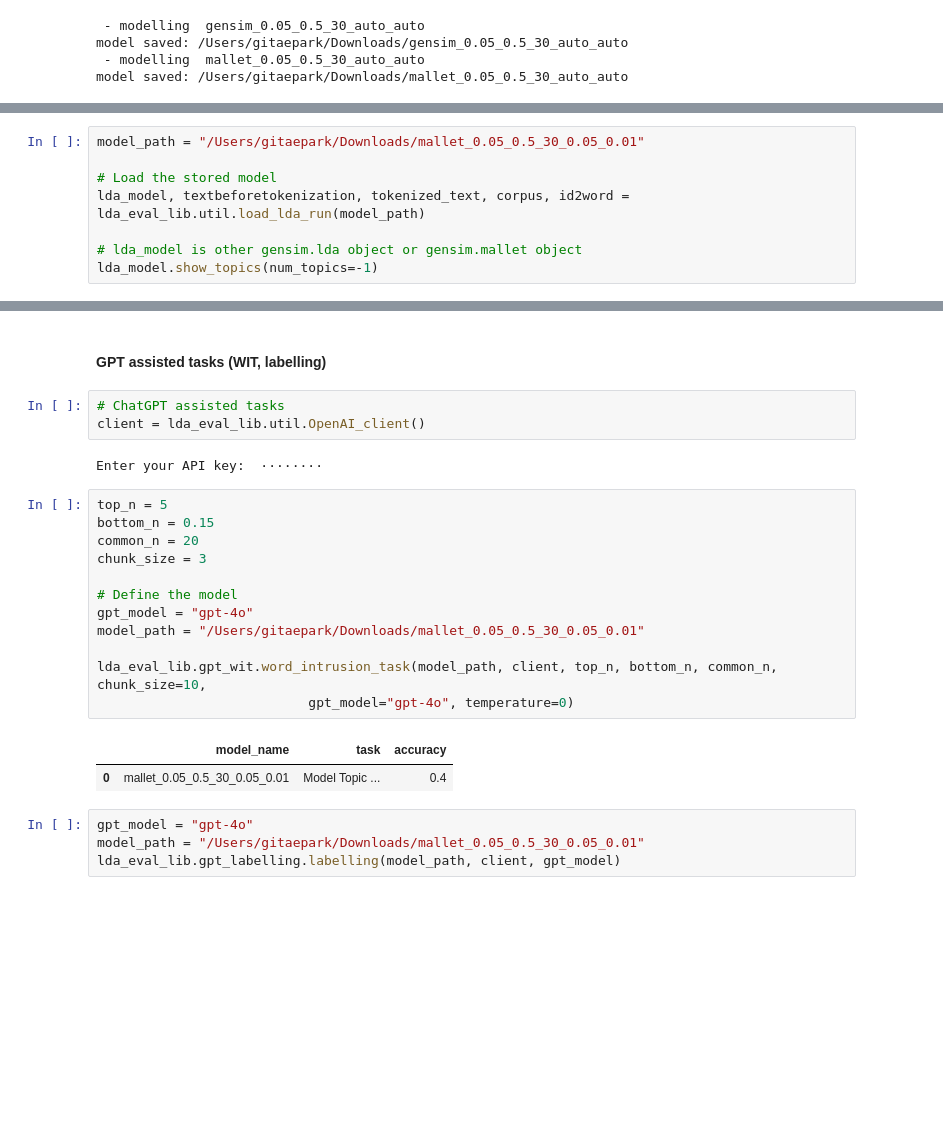
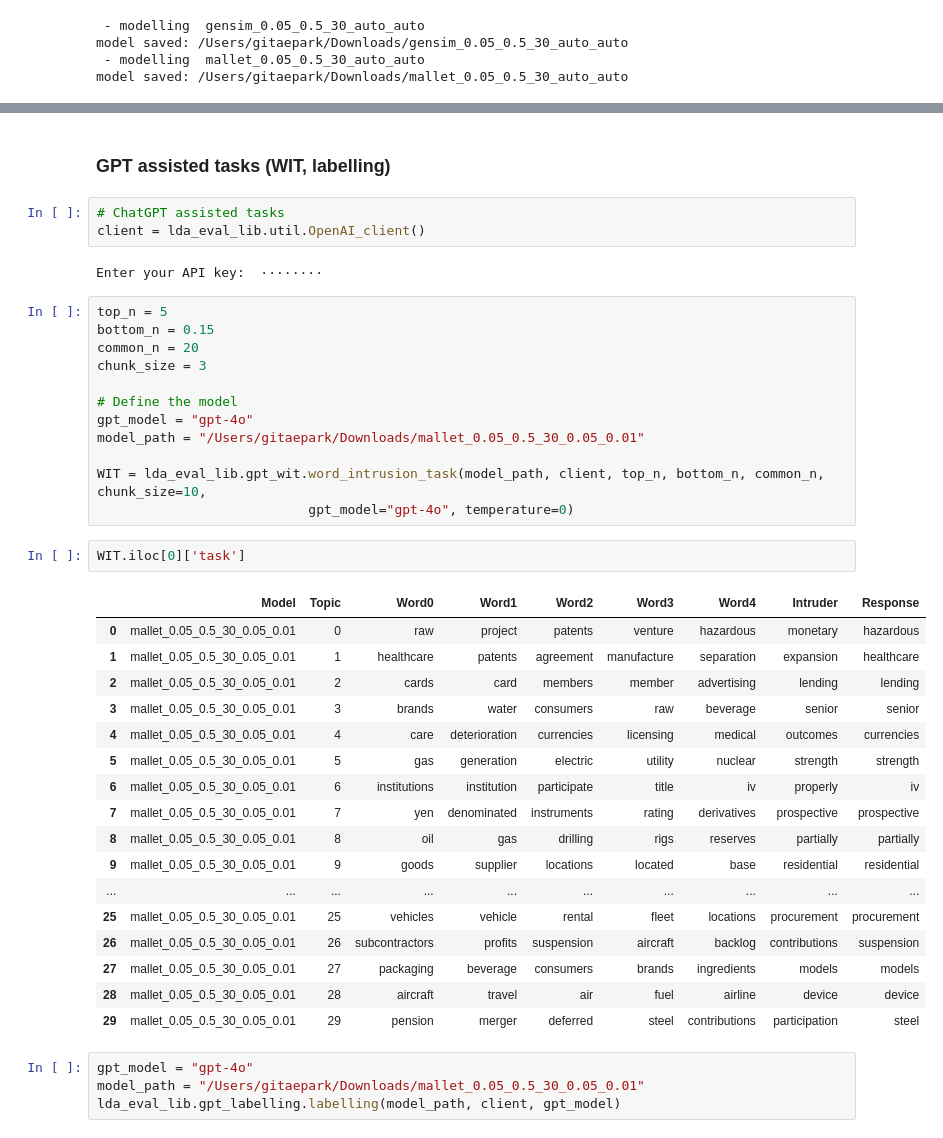
Before and after one commit to SamRawsthorne/on-topic, a Jupyter notebook: example.ipynb, the cells around one changed output, grey strips where cells are left out. Drawn from its saved outputs; the diff is of its cells as text; blank space fills up the shorter version.

```diff
--- a/example.ipynb
+++ b/example.ipynb
@@ -61,8 +240,0 @@ lda_model.show_topics(num_topics=-1)
-# %%
-model_path = "/Users/gitaepark/Downloads/mallet_0.05_0.5_30_0.05_0.01"
-
-# Load the stored model
-lda_model, textbeforetokenization, tokenized_text, corpus, id2word = lda_eval_lib.util.load_lda_run(model_path)
-
-# lda_model is other gensim.lda object or gensim.mallet object
-lda_model.show_topics(num_topics=-1)
@@ -114,6 +268,6 @@ perplexity score: -7.350247503510655
 coherence score: 0.5497179415067865
 # %% [markdown]
-#### GPT assisted tasks (WIT, labelling)
+### GPT assisted tasks (WIT, labelling)
 # %%
 # ChatGPT assisted tasks
 client = lda_eval_lib.util.OpenAI_client()
@@ -129,11 +283,28 @@ chunk_size = 3
 gpt_model = "gpt-4o"
 model_path = "/Users/gitaepark/Downloads/mallet_0.05_0.5_30_0.05_0.01"
 
-lda_eval_lib.gpt_wit.word_intrusion_task(model_path, client, top_n, bottom_n, common_n, chunk_size=10,
+WIT = lda_eval_lib.gpt_wit.word_intrusion_task(model_path, client, top_n, bottom_n, common_n, chunk_size=10,
                            gpt_model="gpt-4o", temperature=0)
-# %% [output]
-|  | model_name | task | accuracy |
-| 0 | mallet_0.05_0.5_30_0.05_0.01 | Model Topic ... | 0.4 |
+# %%
+WIT.iloc[0]['task']
+# %% [output]
+|  | Model | Topic | Word0 | Word1 | Word2 | Word3 | Word4 | Intruder | Response |
+| 0 | mallet_0.05_0.5_30_0.05_0.01 | 0 | raw | project | patents | venture | hazardous | monetary | hazardous |
+| 1 | mallet_0.05_0.5_30_0.05_0.01 | 1 | healthcare | patents | agreement | manufacture | separation | expansion | healthcare |
+| 2 | mallet_0.05_0.5_30_0.05_0.01 | 2 | cards | card | members | member | advertising | lending | lending |
+| 3 | mallet_0.05_0.5_30_0.05_0.01 | 3 | brands | water | consumers | raw | beverage | senior | senior |
+| 4 | mallet_0.05_0.5_30_0.05_0.01 | 4 | care | deterioration | currencies | licensing | medical | outcomes | currencies |
+| 5 | mallet_0.05_0.5_30_0.05_0.01 | 5 | gas | generation | electric | utility | nuclear | strength | strength |
+| 6 | mallet_0.05_0.5_30_0.05_0.01 | 6 | institutions | institution | participate | title | iv | properly | iv |
+| 7 | mallet_0.05_0.5_30_0.05_0.01 | 7 | yen | denominated | instruments | rating | derivatives | prospective | prospective |
+| 8 | mallet_0.05_0.5_30_0.05_0.01 | 8 | oil | gas | drilling | rigs | reserves | partially | partially |
+| 9 | mallet_0.05_0.5_30_0.05_0.01 | 9 | goods | supplier | locations | located | base | residential | residential |
+| ... | ... | ... | ... | ... | ... | ... | ... | ... | ... |
+| 25 | mallet_0.05_0.5_30_0.05_0.01 | 25 | vehicles | vehicle | rental | fleet | locations | procurement | procurement |
+| 26 | mallet_0.05_0.5_30_0.05_0.01 | 26 | subcontractors | profits | suspension | aircraft | backlog | contributions | suspension |
+| 27 | mallet_0.05_0.5_30_0.05_0.01 | 27 | packaging | beverage | consumers | brands | ingredients | models | models |
+| 28 | mallet_0.05_0.5_30_0.05_0.01 | 28 | aircraft | travel | air | fuel | airline | device | device |
+| 29 | mallet_0.05_0.5_30_0.05_0.01 | 29 | pension | merger | deferred | steel | contributions | participation | steel |
 # %%
 gpt_model = "gpt-4o"
 model_path = "/Users/gitaepark/Downloads/mallet_0.05_0.5_30_0.05_0.01"
```
Also changed, not shown: parts of 20 cells of this notebook.
